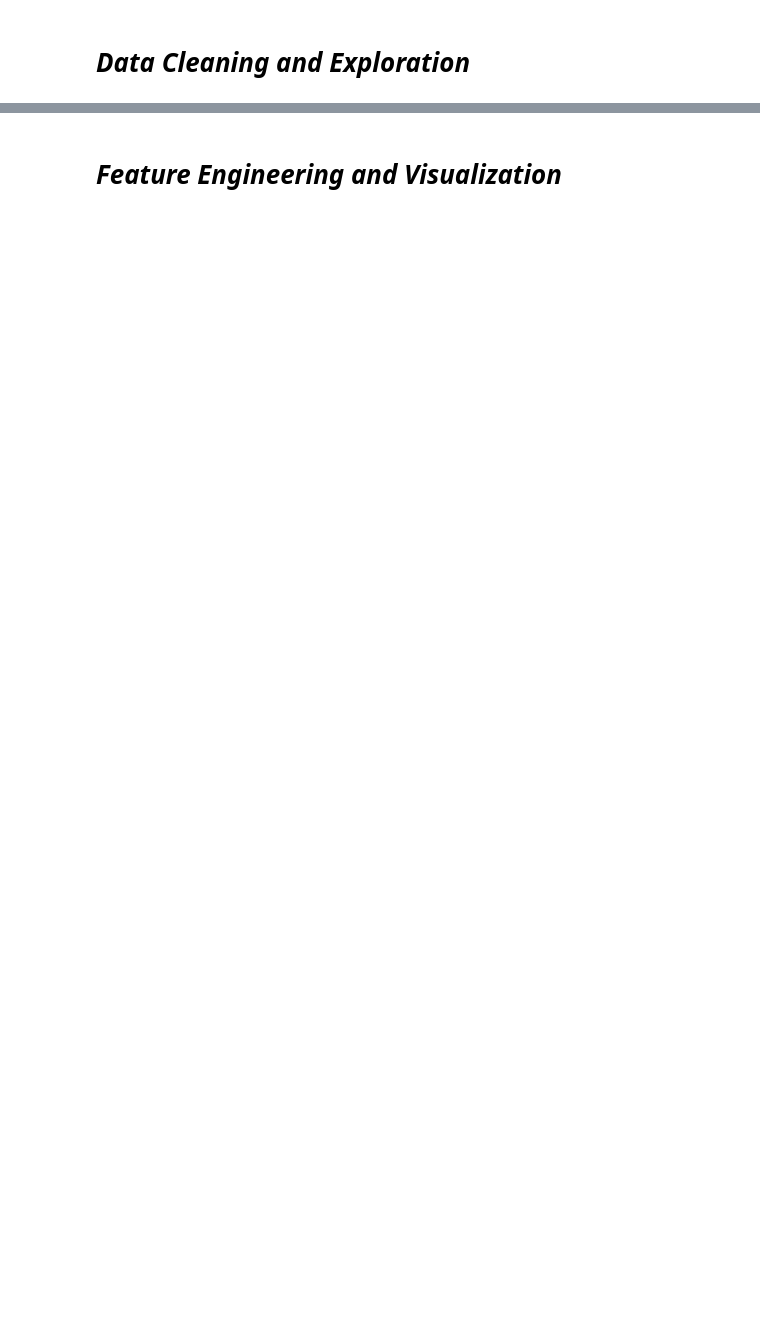
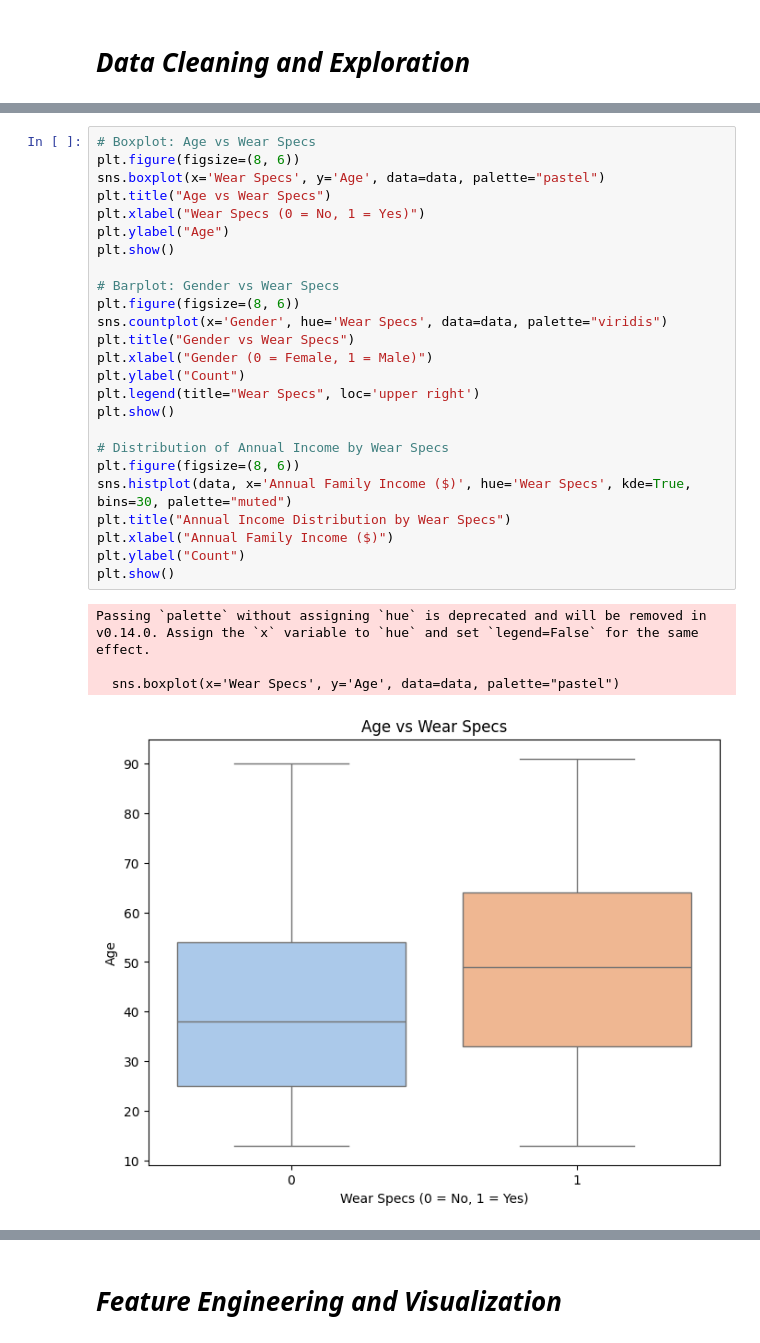
Before and after one commit to MphoPetunia/SpecsSurveyData, a Jupyter notebook: companyproject.ipynb, the cells around one changed output, grey strips where cells are left out. Cells and saved outputs as stored; diff of their text form; blank space fills up the shorter version.

```diff
--- a/companyproject.ipynb
+++ b/companyproject.ipynb
@@ -122,0 +111,30 @@ plt.show()
+# %%
+# Boxplot: Age vs Wear Specs
+plt.figure(figsize=(8, 6))
+sns.boxplot(x='Wear Specs', y='Age', data=data, palette="pastel")
+plt.title("Age vs Wear Specs")
+plt.xlabel("Wear Specs (0 = No, 1 = Yes)")
+plt.ylabel("Age")
+plt.show()
+
+# Barplot: Gender vs Wear Specs
+plt.figure(figsize=(8, 6))
+sns.countplot(x='Gender', hue='Wear Specs', data=data, palette="viridis")
+plt.title("Gender vs Wear Specs")
+plt.xlabel("Gender (0 = Female, 1 = Male)")
+plt.ylabel("Count")
+plt.legend(title="Wear Specs", loc='upper right')
+plt.show()
+
+# Distribution of Annual Income by Wear Specs
+plt.figure(figsize=(8, 6))
+sns.histplot(data, x='Annual Family Income ($)', hue='Wear Specs', kde=True, bins=30, palette="muted")
+plt.title("Annual Income Distribution by Wear Specs")
+plt.xlabel("Annual Family Income ($)")
+plt.ylabel("Count")
+plt.show()
+# %% [output]
+Passing `palette` without assigning `hue` is deprecated and will be removed in v0.14.0. Assign the `x` variable to `hue` and set `legend=False` for the same effect.
+
+  sns.boxplot(x='Wear Specs', y='Age', data=data, palette="pastel")
+[figure, added]
```
Also changed, not shown: parts of 26 cells of this notebook.
